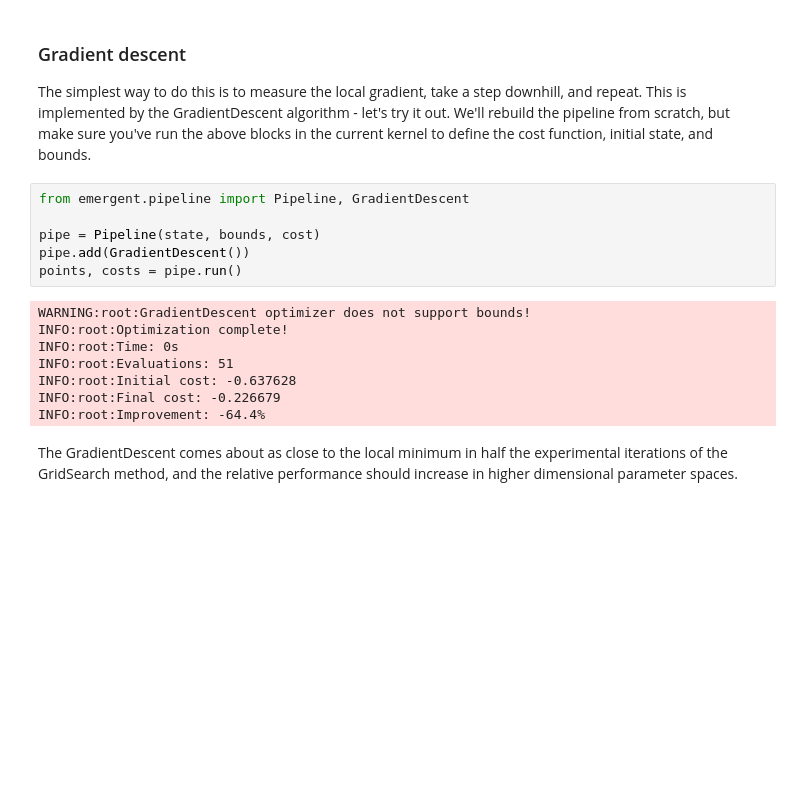
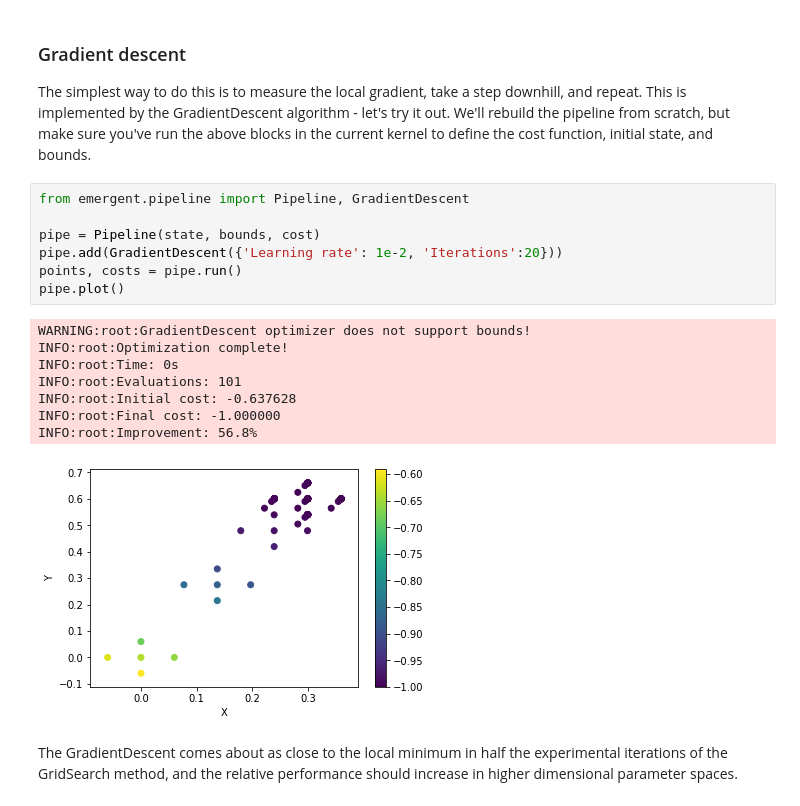
Before and after one commit to robertfasano/emergent, a Jupyter notebook: tutorials/modules/optimize.ipynb, the cells around one changed output. Cells and saved outputs as stored; diff of their text form; blank space fills up the shorter version.

```diff
--- a/tutorials/modules/optimize.ipynb
+++ b/tutorials/modules/optimize.ipynb
@@ -111,17 +91,19 @@ The simplest way to do this is to measure the local gradient, take a step downhi
 # %%
 from emergent.pipeline import Pipeline, GradientDescent
 
 pipe = Pipeline(state, bounds, cost)
-pipe.add(GradientDescent())
+pipe.add(GradientDescent({'Learning rate': 1e-2, 'Iterations':20}))
 points, costs = pipe.run()
+pipe.plot()
 # %% [output]
 WARNING:root:GradientDescent optimizer does not support bounds!
 INFO:root:Optimization complete!
 INFO:root:Time: 0s
-INFO:root:Evaluations: 51
+INFO:root:Evaluations: 101
 INFO:root:Initial cost: -0.637628
-INFO:root:Final cost: -0.226679
-INFO:root:Improvement: -64.4%
+INFO:root:Final cost: -1.000000
+INFO:root:Improvement: 56.8%
+[figure, added]
 # %% [markdown]
 The GradientDescent comes about as close to the local minimum in half the experimental iterations of the GridSearch method, and the relative performance should increase in higher dimensional parameter spaces.
 # %% [markdown]
```
Also changed, not shown: parts of 26 cells of this notebook.
